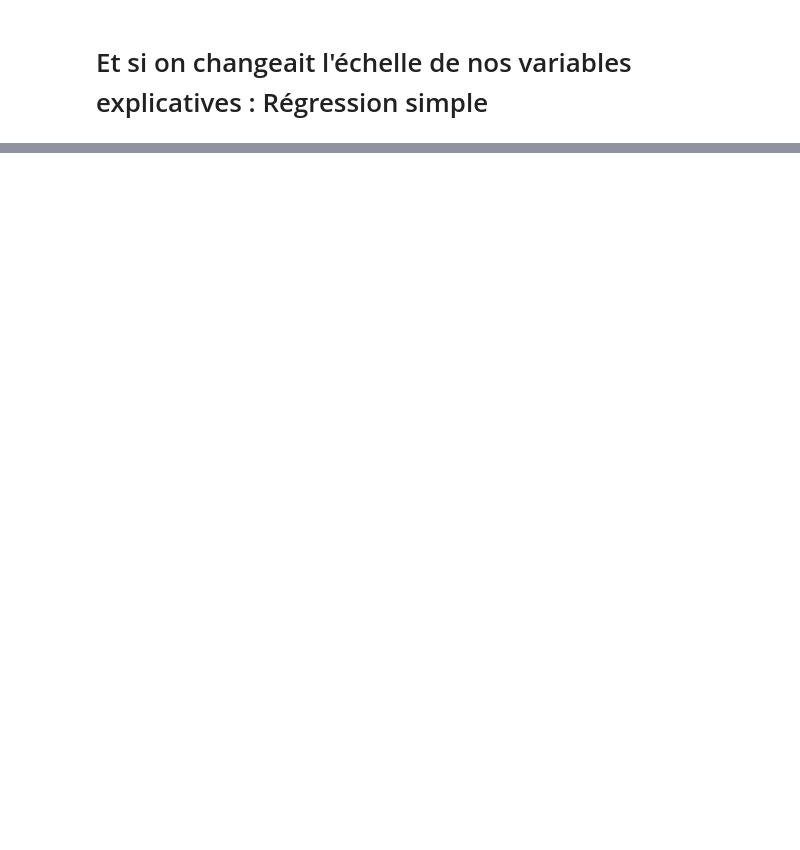
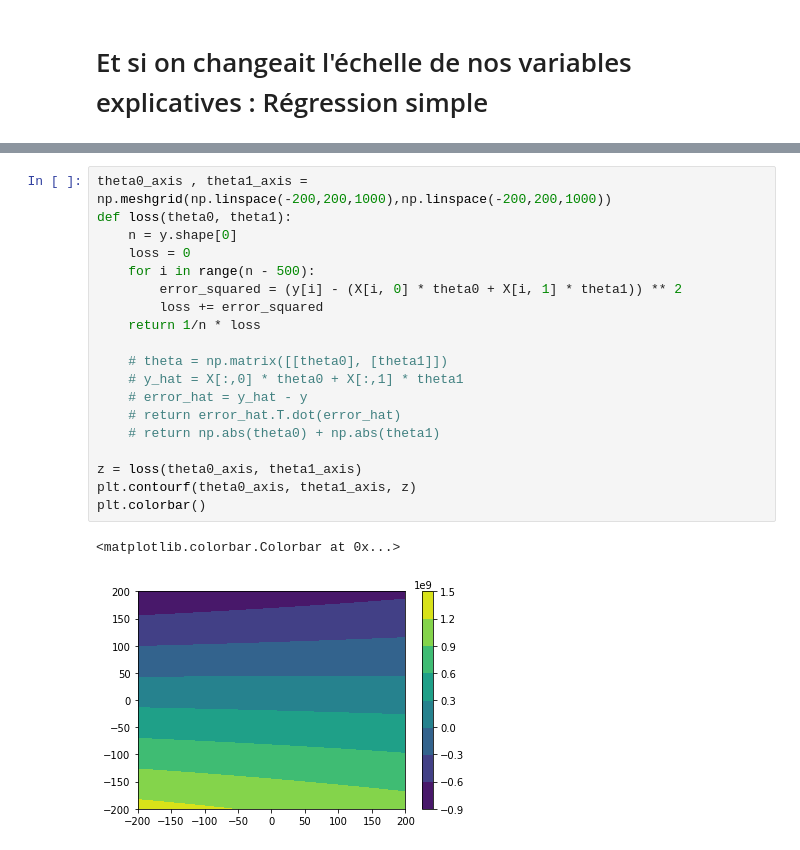
Before and after one commit to JohnnyChen765/perso_project, a Jupyter notebook: reg_lin/real_estate.ipynb, the cells around one changed output, grey strips where cells are left out. Saved outputs shown, nothing was run; the diff lists cells and outputs as text; blank space fills up the shorter version.

```diff
--- a/reg_lin/real_estate.ipynb
+++ b/reg_lin/real_estate.ipynb
@@ -518,0 +603,22 @@ L'hypothèse de normalité des résidus est donc rejetée
+# %%
+theta0_axis , theta1_axis = np.meshgrid(np.linspace(-200,200,1000),np.linspace(-200,200,1000))
+def loss(theta0, theta1):
+    n = y.shape[0]
+    loss = 0
+    for i in range(n - 500):
+        error_squared = (y[i] - (X[i, 0] * theta0 + X[i, 1] * theta1)) ** 2
+        loss += error_squared
+    return 1/n * loss
+
+    # theta = np.matrix([[theta0], [theta1]])
+    # y_hat = X[:,0] * theta0 + X[:,1] * theta1
+    # error_hat = y_hat - y
+    # return error_hat.T.dot(error_hat)
+    # return np.abs(theta0) + np.abs(theta1)
+
+z = loss(theta0_axis, theta1_axis)
+plt.contourf(theta0_axis, theta1_axis, z)
+plt.colorbar()
+# %% [output]
+<matplotlib.colorbar.Colorbar at 0x...>
+[figure, added]
```
Also changed, not shown: parts of 11 cells of this notebook, 4 other files.
